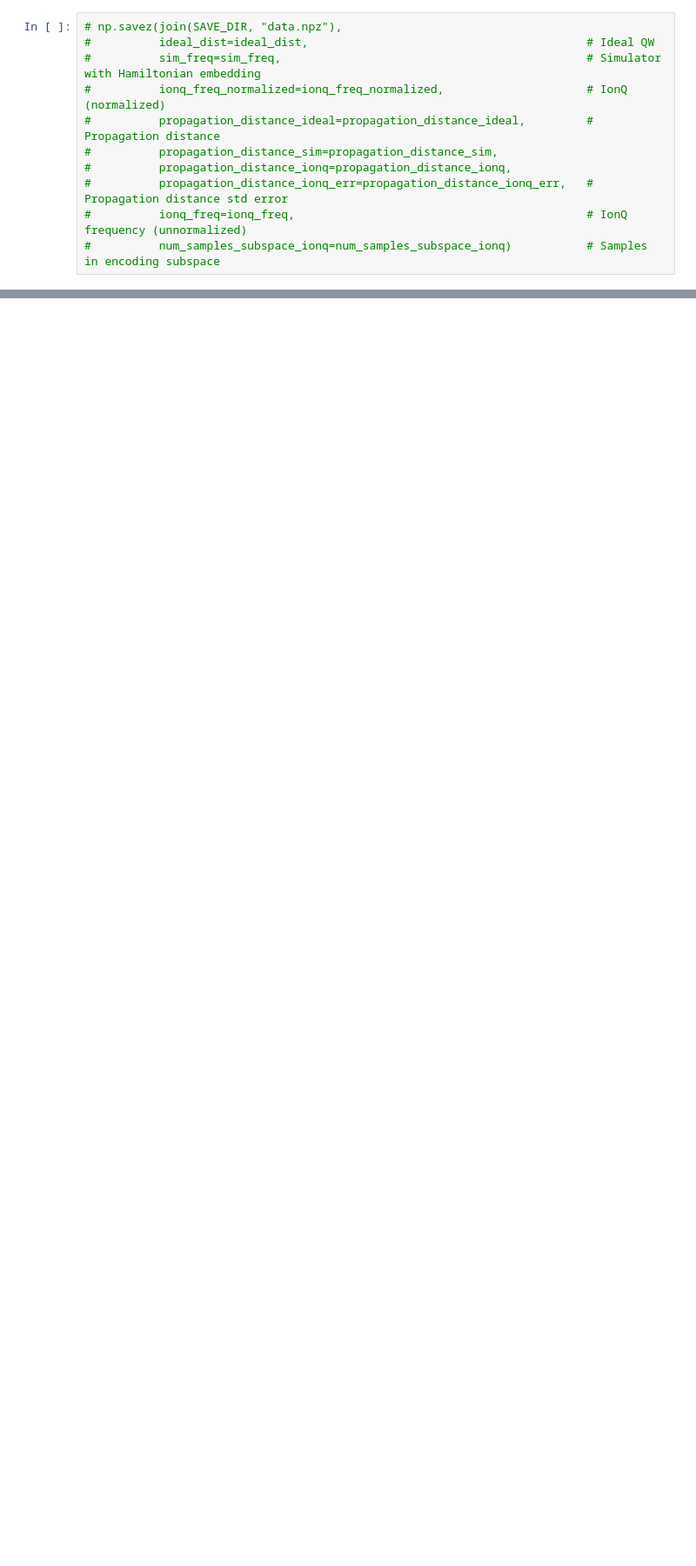
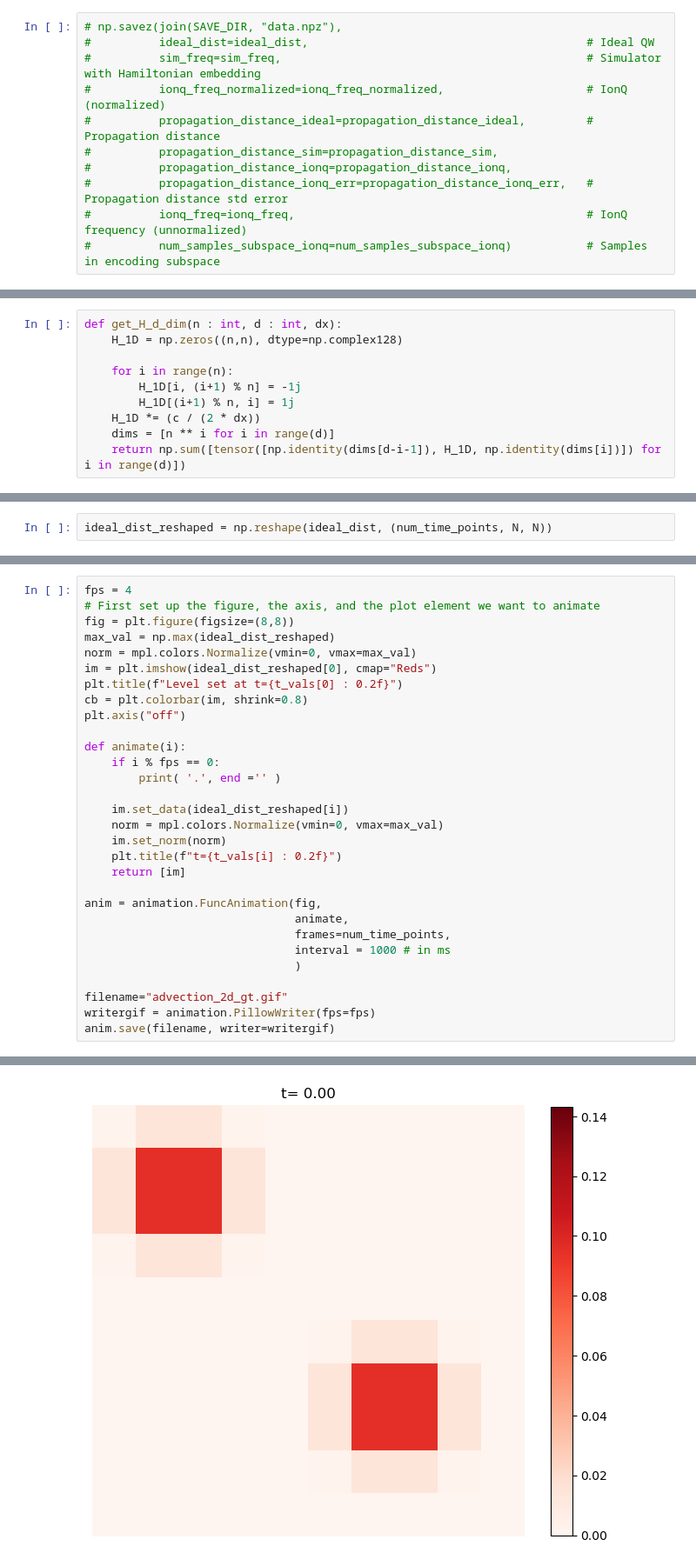
Before and after one commit to jli0108/quantum-diff-eq-ham-ebd, a Jupyter notebook: ionq_experiments.ipynb, the cells around one changed output, grey strips where cells are left out. Shown: that part at 87% size. Drawn from its saved outputs; the diff is of its cells as text; blank space fills up the shorter version.

```diff
--- a/ionq_experiments.ipynb
+++ b/ionq_experiments.ipynb
@@ -541,0 +675,10 @@ plt.show()
+# %%
+def get_H_d_dim(n : int, d : int, dx):
+    H_1D = np.zeros((n,n), dtype=np.complex128)
+
+    for i in range(n):
+        H_1D[i, (i+1) % n] = -1j
+        H_1D[(i+1) % n, i] = 1j
+    H_1D *= (c / (2 * dx))
+    dims = [n ** i for i in range(d)]
+    return np.sum([tensor([np.identity(dims[d-i-1]), H_1D, np.identity(dims[i])]) for i in range(d)])
@@ -541,0 +762,2 @@ plt.show()
+# %%
+ideal_dist_reshaped = np.reshape(ideal_dist, (num_time_points, N, N))
@@ -541,0 +775,31 @@ plt.show()
+# %%
+fps = 4
+# First set up the figure, the axis, and the plot element we want to animate
+fig = plt.figure(figsize=(8,8))
+max_val = np.max(ideal_dist_reshaped)
+norm = mpl.colors.Normalize(vmin=0, vmax=max_val)
+im = plt.imshow(ideal_dist_reshaped[0], cmap="Reds")
+plt.title(f"Level set at t={t_vals[0] : 0.2f}")
+cb = plt.colorbar(im, shrink=0.8)
+plt.axis("off")
+
+def animate(i):
+    if i % fps == 0:
+        print( '.', end ='' )
+
+    im.set_data(ideal_dist_reshaped[i])
+    norm = mpl.colors.Normalize(vmin=0, vmax=max_val)
+    im.set_norm(norm)
+    plt.title(f"t={t_vals[i] : 0.2f}")
+    return [im]
+
+anim = animation.FuncAnimation(fig,
+                               animate,
+                               frames=num_time_points,
+                               interval = 1000 # in ms
+                               )
+
+filename="advection_2d_gt.gif"
+writergif = animation.PillowWriter(fps=fps)
+anim.save(filename, writer=writergif)
+# %% [output]
@@ -541,0 +807 @@ plt.show()
+[figure, added]
```
Also changed, not shown: parts of 42 cells of this notebook.
